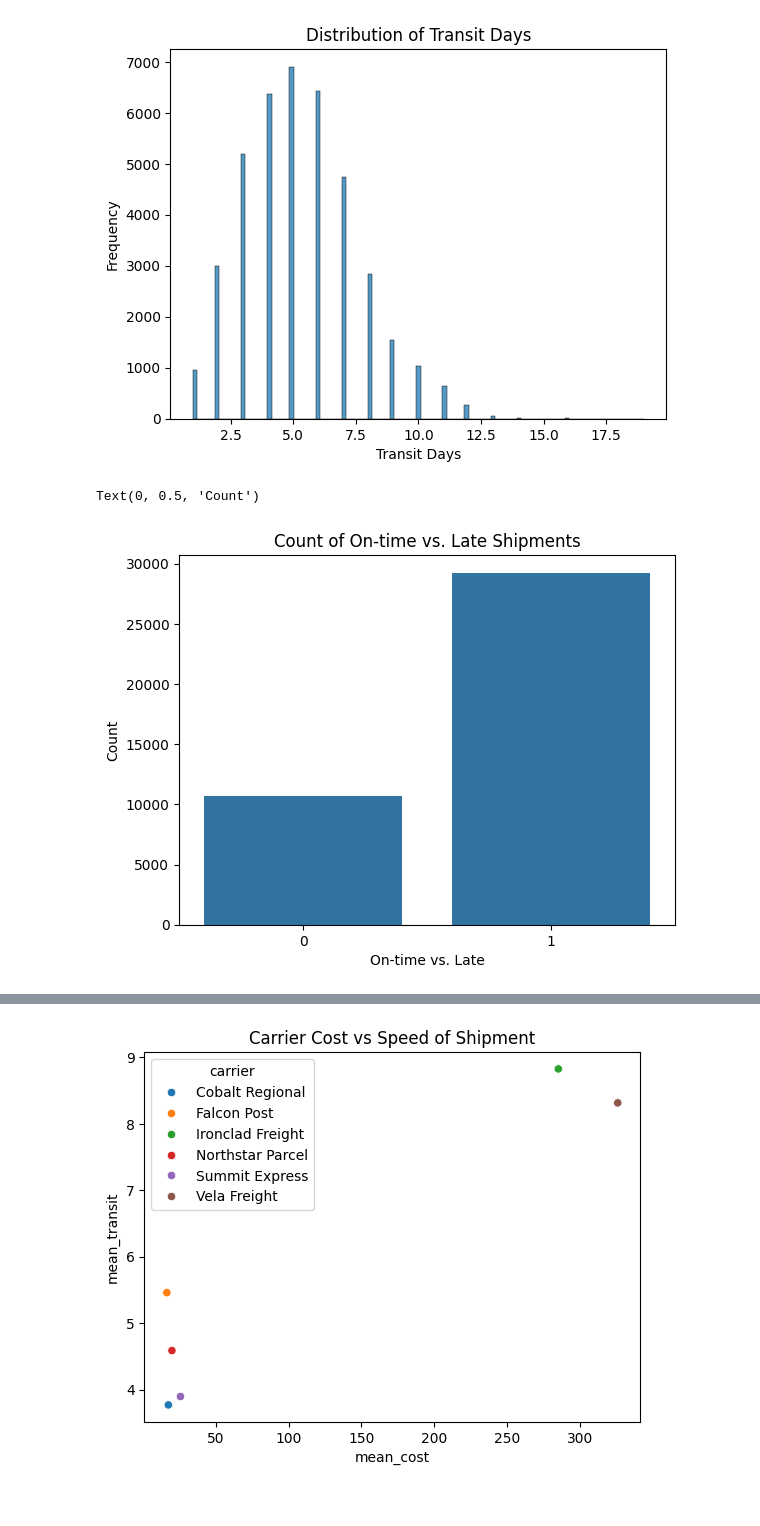
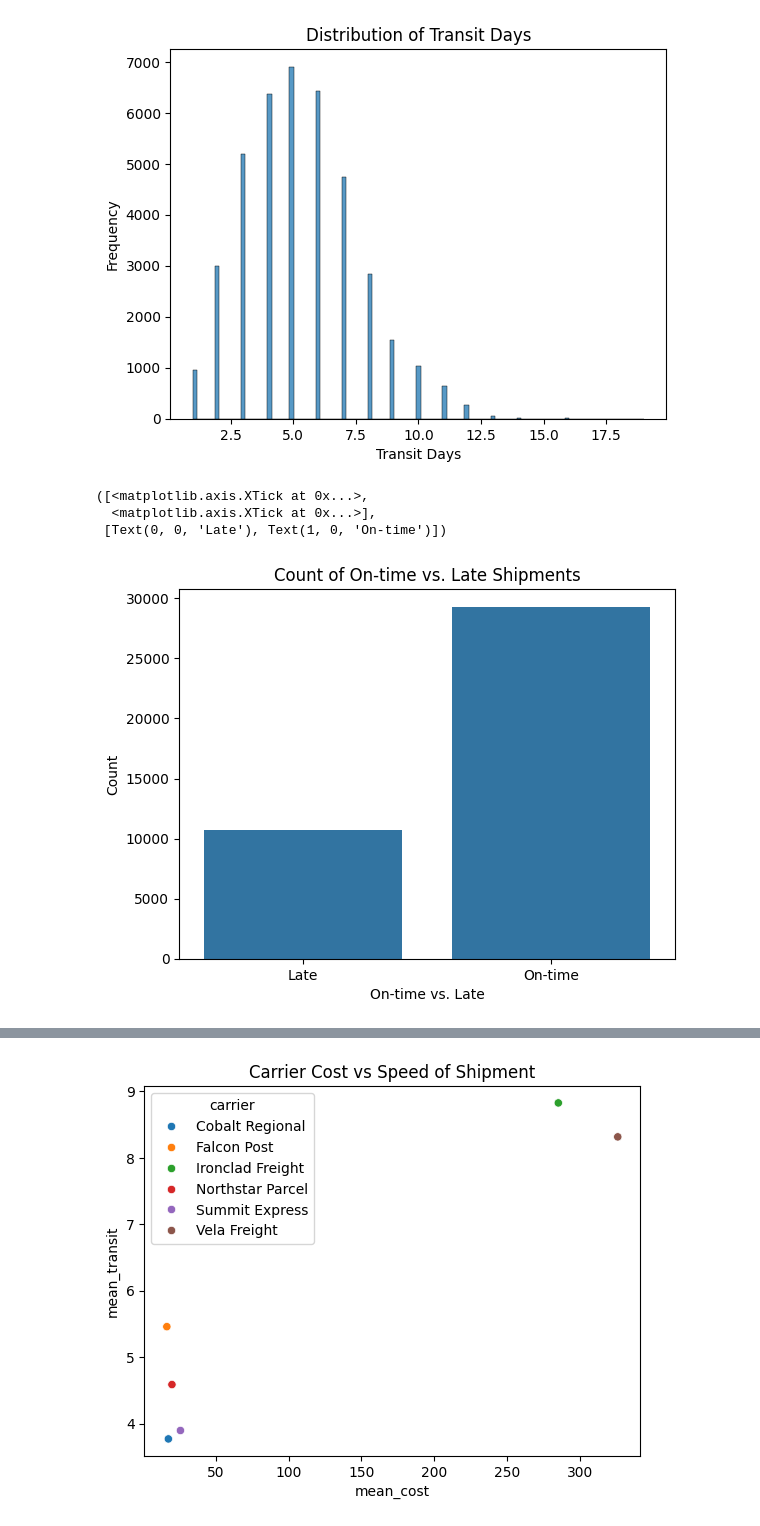
Before and after one commit to Break-Through-Tech/WWEX-1A-delivery-performance-and-smart-carrier-selection-for-multi-carrier-shipping, a Jupyter notebook: WWEX_1A.ipynb, the cells around one changed output, grey strips where cells are left out. Cells and saved outputs as stored; diff of their text form; code cells hidden in the pictures.

```diff
--- a/WWEX_1A.ipynb
+++ b/WWEX_1A.ipynb
@@ -127,12 +133,16 @@ Text(0, 0.5, 'Frequency')
 # %%
 # Plot of counts for on-time vs. late shipments
 sns.countplot(data=train, x = "delivered_on_time" )
 plt.title("Count of On-time vs. Late Shipments")
 plt.xlabel("On-time vs. Late")
 plt.ylabel("Count")
+
+plt.xticks(ticks=[0, 1], labels=["Late", "On-time"])
 # %% [output]
-Text(0, 0.5, 'Count')
+([<matplotlib.axis.XTick at 0x...>,
+  <matplotlib.axis.XTick at 0x...>],
+ [Text(0, 0, 'Late'), Text(1, 0, 'On-time')])
-[figure, old version]
+[figure, new version]
 # %%
 # Scatterplot for Transit Days vs. Distance Miles by Shipment Mode
 sns.scatterplot(data=train.sample(100), x = "distance_miles", y = "transit_days", hue = "shipment_mode")
```
Also changed, not shown: parts of 5 cells of this notebook.
